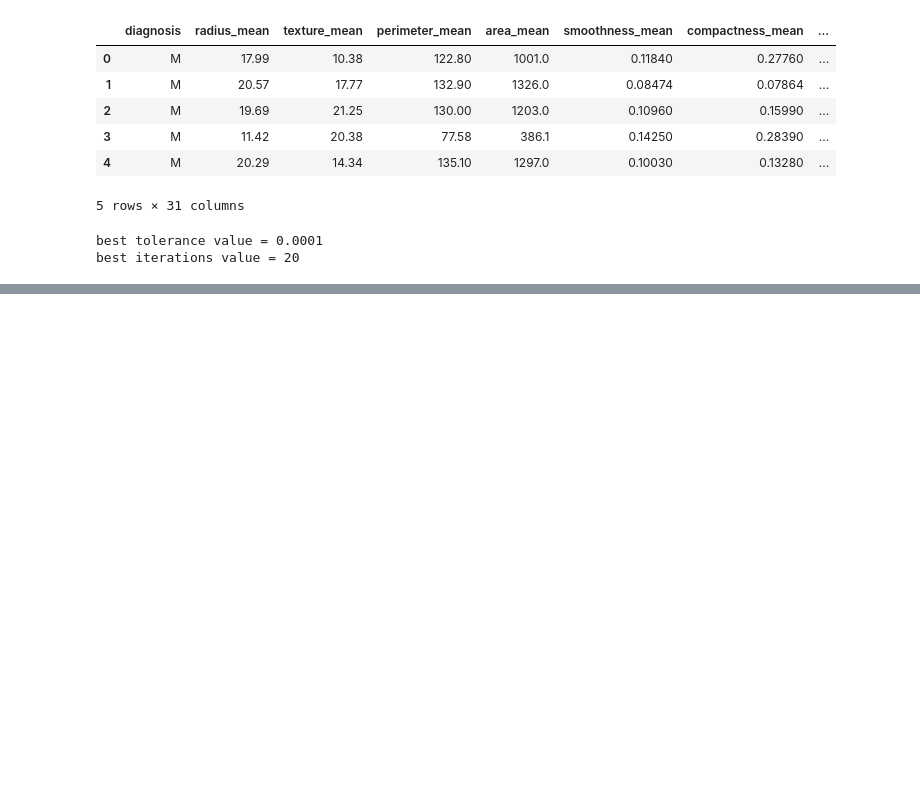
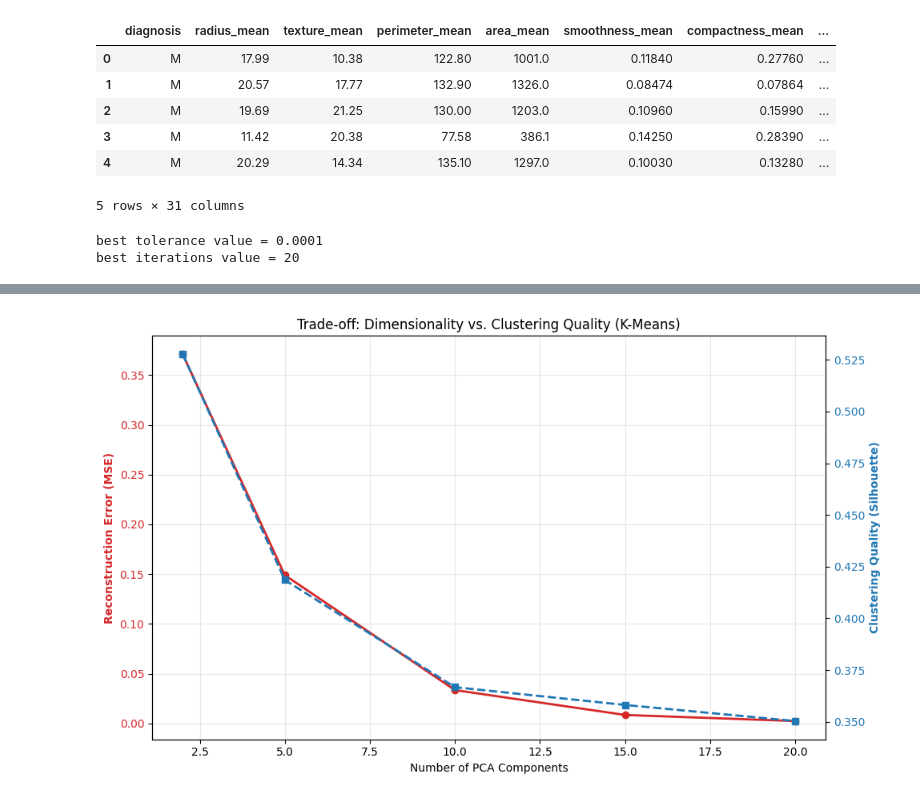
Before and after one commit to bassam-14/Unsupervised-Learning, a Jupyter notebook: Kmeans.ipynb, the cells around one changed output, grey strips where cells are left out. Cells and saved outputs as stored; diff of their text form; code cells hidden in the pictures; blank space fills up the shorter version.

```diff
--- a/Kmeans.ipynb
+++ b/Kmeans.ipynb
@@ -296,0 +379,26 @@ plt.show()
+# %%
+def plot_kmeans_tradeoff(df):
+    fig, ax1 = plt.subplots(figsize=(10, 6))
+
+    # Plot 1: MSE
+    color = 'tab:red'
+    ax1.set_xlabel('Number of PCA Components')
+    ax1.set_ylabel('Reconstruction Error (MSE)', color=color, fontweight='bold')
+    ax1.plot(df['n_components'], df['MSE'], color=color, marker='o', linestyle='-', linewidth=2, label='MSE')
+    ax1.tick_params(axis='y', labelcolor=color)
+    ax1.grid(True, alpha=0.3)
+
+    # Plot 2: Silhouette
+    ax2 = ax1.twinx()
+    color = 'tab:blue'
+    ax2.set_ylabel('Clustering Quality (Silhouette)', color=color, fontweight='bold')
+    ax2.plot(df['n_components'], df['Silhouette'], color=color, marker='s', linestyle='--', linewidth=2, label='Silhouette')
+    ax2.tick_params(axis='y', labelcolor=color)
+
+    plt.title('Trade-off: Dimensionality vs. Clustering Quality (K-Means)')
+    plt.tight_layout()
+    plt.show()
+
+plot_kmeans_tradeoff(df_kmeans_pca)
+# %% [output]
+[figure, added]
```
Also changed, not shown: parts of 8 cells of this notebook, 2 other files.
